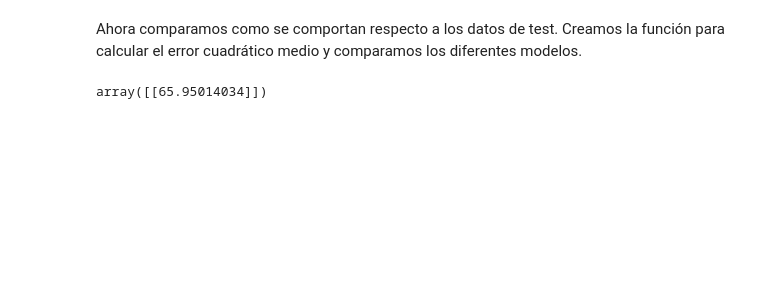
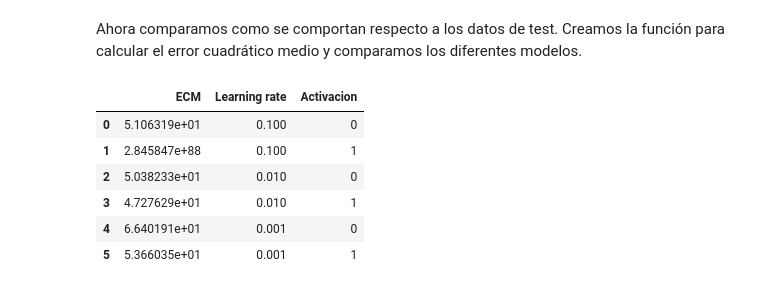
Before and after one commit to T1Pyscientist/tp2_metodos, a Jupyter notebook: NeuralNetwork.ipynb, the cells around one changed output. Cells and saved outputs as stored; diff of their text form; code cells hidden in the pictures; blank space fills up the shorter version.

```diff
--- a/NeuralNetwork.ipynb
+++ b/NeuralNetwork.ipynb
@@ -283,13 +296,20 @@ normalized_data_test = (x_test - mean_test) / std_test
 # %%
 ecms = []
 i = 0
 
 for learning_rate in [0.1, 0.01, 0.001]:
     for activacion in [0, 1]:
         nn_i = redes[i]
         ecms.append([ECM(nn_i, normalized_data_test, y_test), learning_rate, activacion])
         i += 1
 
-ecmsDF  = pd.DataFrame(data=[ecms], columns=["ECM", "Learning rate", "Activacion"])
+ecmsDF  = pd.DataFrame(data=ecms, columns=["ECM", "Learning rate", "Activacion"])
+ecmsDF
 # %% [output]
-array([[65.95014034]])
+|  | ECM | Learning rate | Activacion |
+| 0 | 5.106319e+01 | 0.100 | 0 |
+| 1 | 2.845847e+88 | 0.100 | 1 |
+| 2 | 5.038233e+01 | 0.010 | 0 |
+| 3 | 4.727629e+01 | 0.010 | 1 |
+| 4 | 6.640191e+01 | 0.001 | 0 |
+| 5 | 5.366035e+01 | 0.001 | 1 |
```
Also changed, not shown: parts of 10 cells of this notebook.
